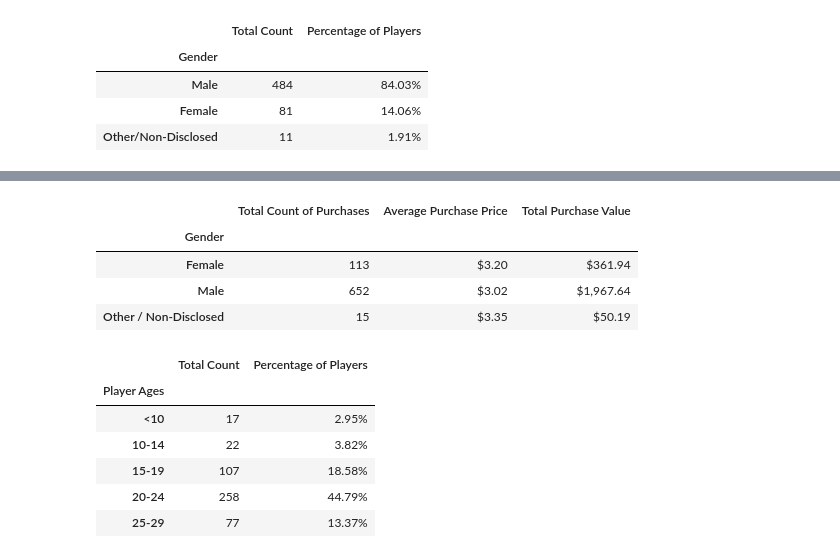
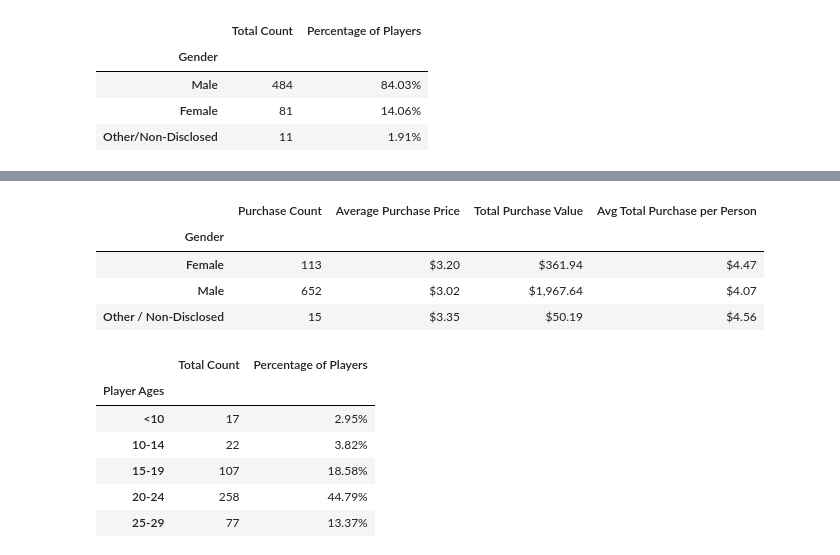
Before and after one commit to nikoelvambuena95/pandas-challenge, a Jupyter notebook: Pandas_homework.ipynb, the cells around one changed output, grey strips where cells are left out. Drawn from its saved outputs; the diff is of its cells as text; code cells hidden in the pictures.

Commit message:
added column 'Avg Total Purchase per Person' to data frame 'Purchase Analysis (Gender)

```diff
--- a/Pandas_homework.ipynb
+++ b/Pandas_homework.ipynb
@@ -184,6 +138,5 @@ Name: Average Purchase Price, dtype: object
 #create a 'Total Count of Purchases' data frame
 purchase_analysis_gender_tcp_df = purchase_analysis_gender_group.count()
 
-#rename 'Price' column to 'Total Count of Purchases'
-purchase_analysis_gender_tcp_df=purchase_analysis_gender_tcp_df.rename(columns={"Price":"Total Count of Purchases"})
-purchase_analysis_gender_tcp_df
+#rename 'Price' column to 'Purchase Count'
+purchase_analysis_gender_tcp_df = purchase_analysis_gender_tcp_df.rename(columns={"Price":"Purchase Count"})
@@ -200,16 +143,26 @@ purchase_analysis_gender_tcp_df
+# %%
+#create a 'Average Total Purchase Per Person' data frame
+purchase_analysis_index_SN_df = purchase_data_df.set_index('Gender')
+purchase_analysis_gender_avg_total_df = purchase_analysis_index_SN_df[['SN','Price']]
+purchase_analysis_gender_avg_total_df = purchase_analysis_gender_avg_total_df.groupby(['Gender','SN']).sum()
+purchase_analysis_gender_avg_total_df = purchase_analysis_gender_avg_total_df.groupby(['Gender']).mean()
+
+#rename 'Price' column to 'Avg Total Purchase per Person' & format values to currency
+purchase_analysis_gender_avg_total_df = purchase_analysis_gender_avg_total_df.rename(columns={"Price":"Avg Total Purchase per Person"})
+purchase_analysis_gender_avg_total_df = purchase_analysis_gender_avg_total_df['Avg Total Purchase per Person'].map("${:.2f}".format)
 # %%
-#add data frames 'Total Purchase Value', 'Average Purchase Price', 'Total Count of Purchases', & 'Average Total Purchase per Person' to 'Purchase Analysis (Gender)' data frame - i.e. ('purchase_analysis_gender_df')
-#original 'purchase_analysis_gender_df' data frame will be replaced
+#add data frames 'Total Purchase Value', 'Average Purchase Price', 'Total Count of Purchases', & 'Average Total Purchase per Person' to 'Purchase Analysis (Gender)' data frame - i.e. ('purchase_gender_df')
 purchase_analysis_gender_tcp_df['Average Purchase Price'] = purchase_analysis_gender_avg_df
 purchase_analysis_gender_tcp_df['Total Purchase Value'] = purchase_analysis_gender_tpv_df
-purchase_analysis_gender_df = purchase_analysis_gender_tcp_df
-purchase_analysis_gender_df
+purchase_analysis_gender_tcp_df['Avg Total Purchase per Person'] = purchase_analysis_gender_avg_total_df
+purchase_gender_df = purchase_analysis_gender_tcp_df
+purchase_gender_df
 # %% [output]
-|  | Total Count of Purchases | Average Purchase Price | Total Purchase Value |
-| Gender |  |  |  |
-| Female | 113 | $3.20 | $361.94 |
-| Male | 652 | $3.02 | $1,967.64 |
-| Other / Non-Disclosed | 15 | $3.35 | $50.19 |
+|  | Purchase Count | Average Purchase Price | Total Purchase Value | Avg Total Purchase per Person |
+| Gender |  |  |  |  |
+| Female | 113 | $3.20 | $361.94 | $4.47 |
+| Male | 652 | $3.02 | $1,967.64 | $4.07 |
+| Other / Non-Disclosed | 15 | $3.35 | $50.19 | $4.56 |
 # %%
 ##'Age Demographics'
 #creat a data frame from 'purchase_data_df' of just 'Age' values
```
Also changed, not shown: parts of 7 cells of this notebook.
